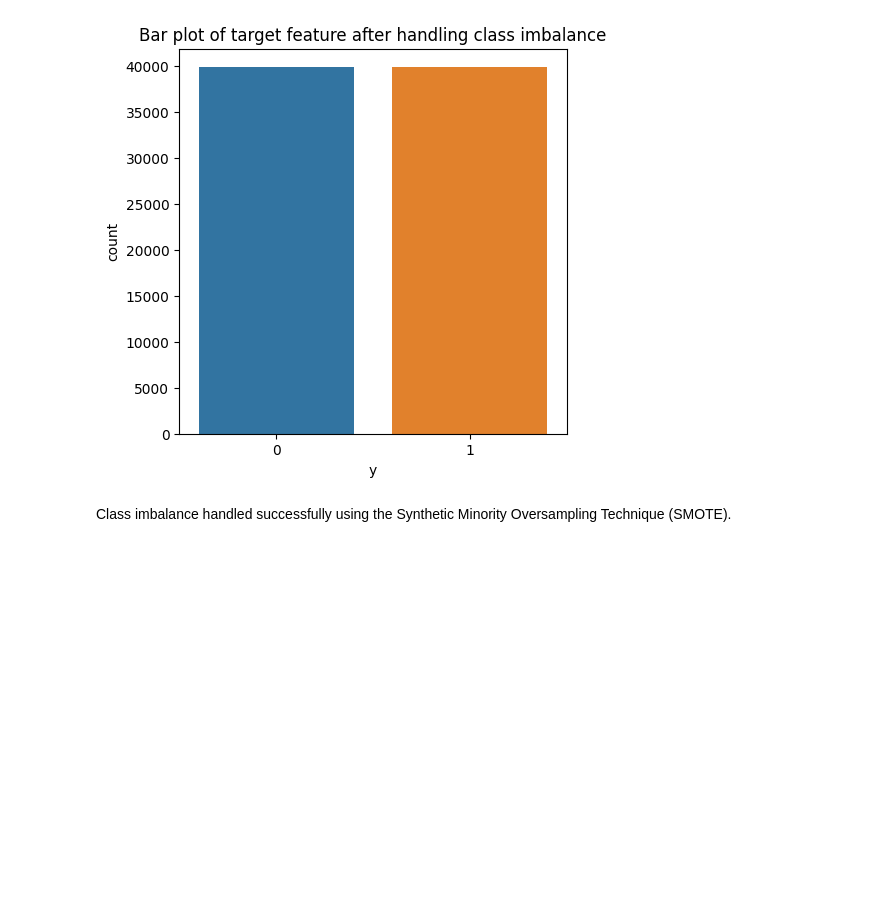
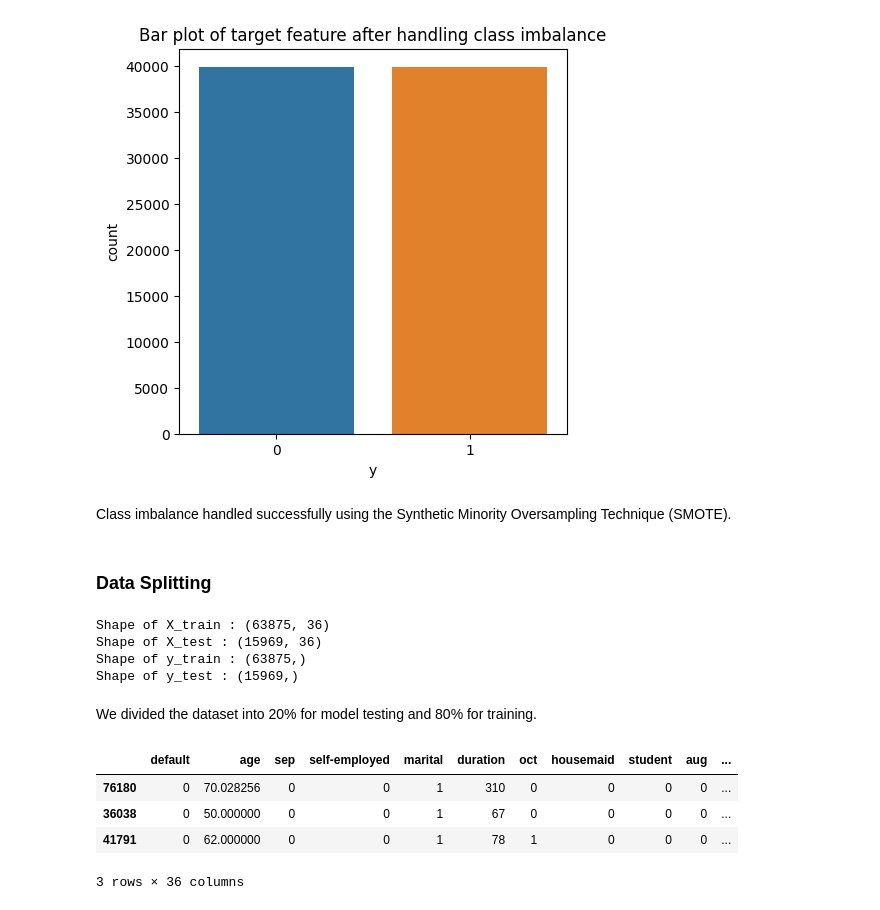
Before and after one commit to swapnalishamrao/Supervised_ML_Classification_Project_2, a Jupyter notebook: Supervised_ML_Classification_Project_2.ipynb, the cells around one changed output. Cells and saved outputs as stored; diff of their text form; code cells hidden in the pictures; blank space fills up the shorter version.

Commit message:
Data Splitting & Scaling

```diff
--- a/Supervised_ML_Classification_Project_2.ipynb
+++ b/Supervised_ML_Classification_Project_2.ipynb
@@ -1180,3 +1180,31 @@ plt.show()
 # %% [markdown]
 
 Class imbalance handled successfully using the Synthetic Minority Oversampling Technique (SMOTE).
+# %% [markdown]
+### **Data Splitting**
+# %%
+# Splitting dataset into training set and test set
+from sklearn.model_selection import train_test_split, GridSearchCV
+X_train, X_test, y_train, y_test= train_test_split(x_smote, y_smote, test_size=0.2, random_state=42)
+# %%
+# Checking shape of split
+print(f'Shape of X_train : {X_train.shape}')
+print(f'Shape of X_test : {X_test.shape}')
+print(f'Shape of y_train : {y_train.shape}')
+print(f'Shape of y_test : {y_test.shape}')
+# %% [output]
+Shape of X_train : (63875, 36)
+Shape of X_test : (15969, 36)
+Shape of y_train : (63875,)
+Shape of y_test : (15969,)
+# %% [markdown]
+We divided the dataset into 20% for model testing and 80% for training.
+# %%
+# Checking values of splitted dataset
+X_train[0:3]
+# %% [output]
+|  | default | age | sep | self-employed | marital | duration | oct | housemaid | student | aug | ... |
+| 76180 | 0 | 70.028256 | 0 | 0 | 1 | 310 | 0 | 0 | 0 | 0 | ... |
+| 36038 | 0 | 50.000000 | 0 | 0 | 1 | 67 | 0 | 0 | 0 | 0 | ... |
+| 41791 | 0 | 62.000000 | 0 | 0 | 1 | 78 | 1 | 0 | 0 | 0 | ... |
+3 rows × 36 columns
```
Also changed, not shown: parts of 6 cells of this notebook.
